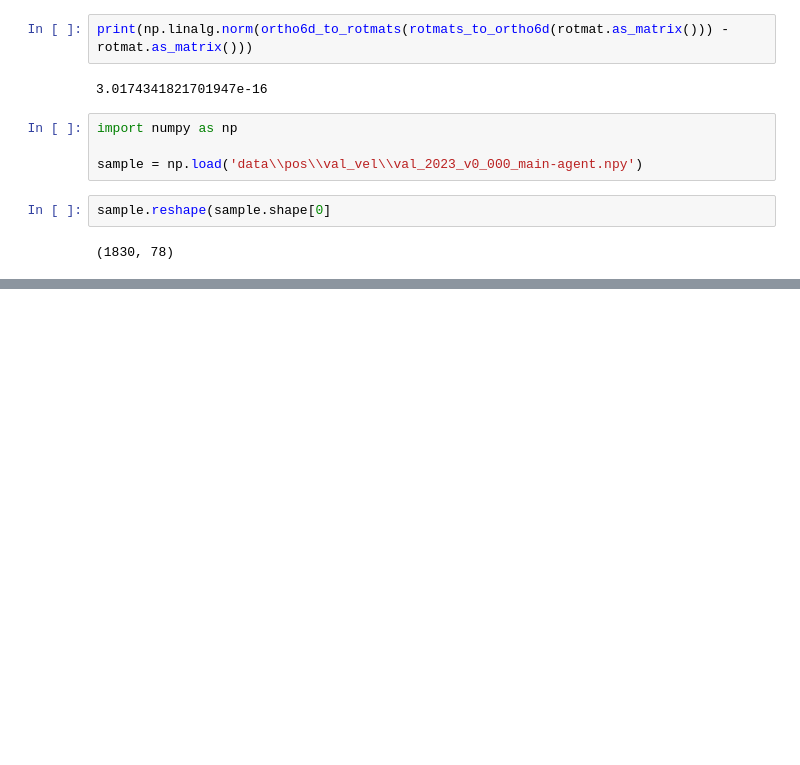
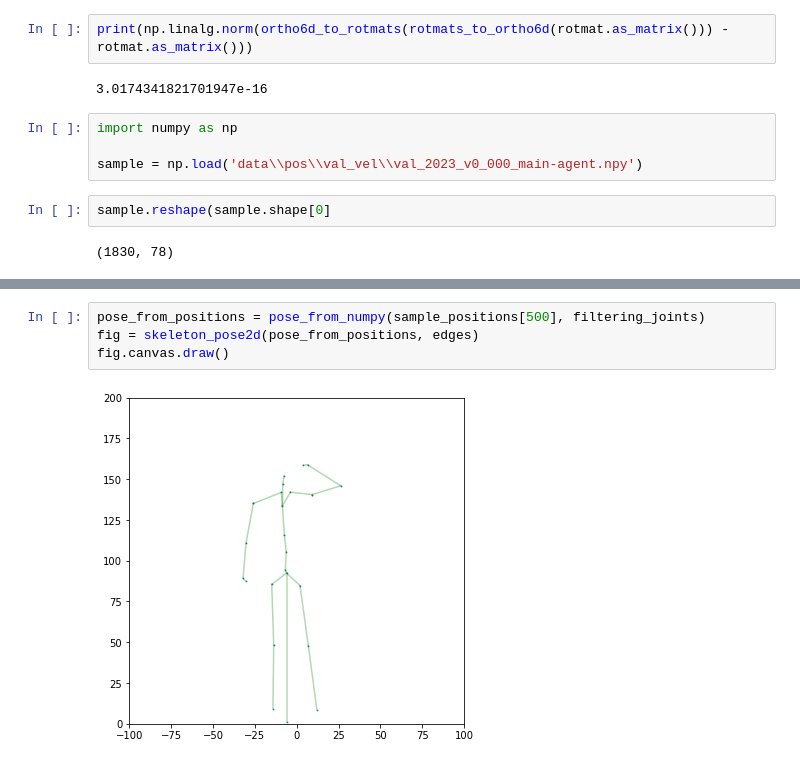
Before and after one commit to FineMotion/GENEA_2023, a Jupyter notebook: PAE.ipynb, the cells around one changed output, grey strips where cells are left out. Saved outputs shown, nothing was run; the diff lists cells and outputs as text; blank space fills up the shorter version.

```diff
--- a/PAE.ipynb
+++ b/PAE.ipynb
@@ -464,0 +481,6 @@ plt.plot(sample[:300, 0])
+# %%
+pose_from_positions = pose_from_numpy(sample_positions[500], filtering_joints)
+fig = skeleton_pose2d(pose_from_positions, edges)
+fig.canvas.draw()
+# %% [output]
+[figure, added]
```
Also changed, not shown: parts of 32 cells of this notebook, 2 other files.
